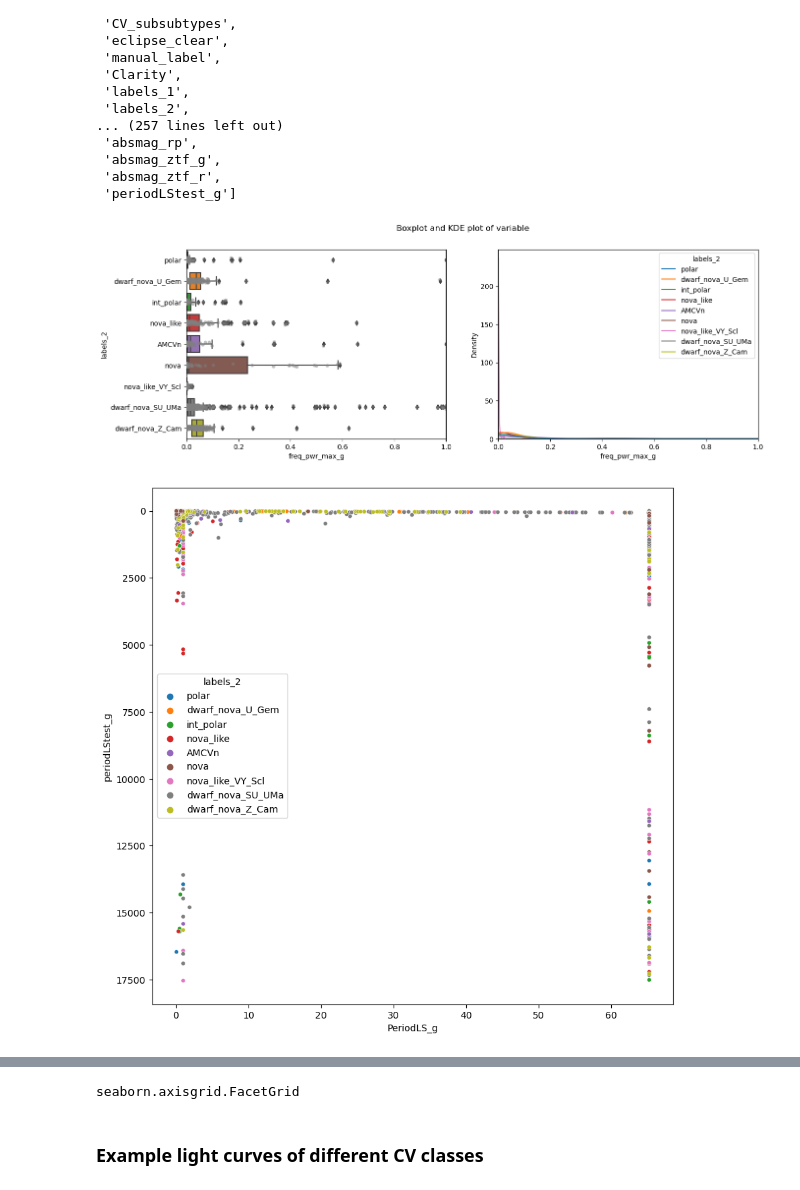
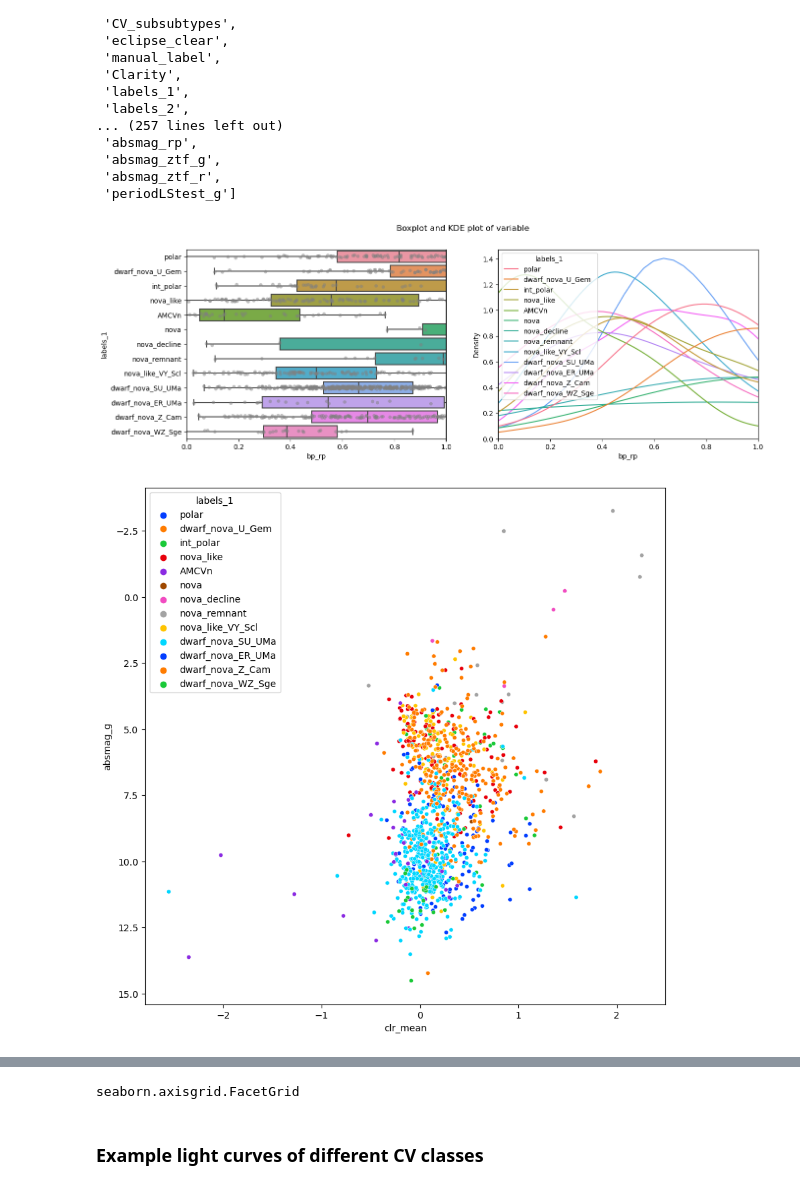
Before and after one commit to dharmesh1007/ZTF_code, a Jupyter notebook: source/99_test_plots.ipynb, the cells around one changed output, grey strips where cells are left out. Saved outputs shown, nothing was run; the diff lists cells and outputs as text; code cells hidden in the pictures.

```diff
--- a/source/99_test_plots.ipynb
+++ b/source/99_test_plots.ipynb
@@ -10,7 +10,7 @@ warnings.filterwarnings('ignore')
 # %% [markdown]
 ### Generate dataset
 # %%
-label_scheme = 'labels_2'
+label_scheme = 'labels_1'
 
 pd.options.display.max_columns = None
 
@@ -67,9 +71,9 @@ dataset.columns.tolist()
 import seaborn as sns
 from matplotlib import pyplot as plt
 dataframe = dataset
-name = 'freq_pwr_max_g'
+name = 'bp_rp'
 limits = (0,1)
-labels = 'labels_2'
+labels = 'labels_1'
 plt.rcdefaults()
 
 
@@ -86,7 +90,7 @@ plt.show()
 
 # dataframe[name].hist(bins=75, grid=False,figsize=(5,3))
 fig2 = plt.figure(figsize=(10,10))
-sns.scatterplot(data=dataframe, x='PeriodLS_g', y='periodLStest_g', hue=labels, alpha=1,s=20)
+sns.scatterplot(data=dataframe, x='clr_mean', y='absmag_g', hue=labels, alpha=1,s=20, palette='bright')
 #invert y axis
 plt.gca().invert_yaxis()
 plt.savefig(f'../figures/cmd_gminusr.pdf', bbox_inches='tight', format='pdf')
@@ -96,8 +100,8 @@ plt.show()
 # are plotted in grey. The figure is saved to a pdf file.
 dataframe_ovr = dataset[['clr_mean','bp_rp','absmag_g', 'absmag_ztf_g', 'absmag_ztf_r', 'absmag_bp', 'absmag_rp', label_scheme]]
 for cvclass in np.unique(dataframe_ovr[label_scheme]).tolist():
-    dataframe_ovr.loc[(dataframe_ovr.labels_2.isin([cvclass])), cvclass] = cvclass
-    dataframe_ovr.loc[(dataframe_ovr.labels_2.isin([cvclass]) == False), cvclass] = 'Other'
+    dataframe_ovr.loc[(dataframe_ovr.labels_1.isin([cvclass])), cvclass] = cvclass
+    dataframe_ovr.loc[(dataframe_ovr.labels_1.isin([cvclass]) == False), cvclass] = 'Other'
 
 
 
@@ -139,32 +143,32 @@ plt.setp(ax[1,2].get_legend().get_texts(), fontsize=f2) # for legend text
 sns.scatterplot(ax=ax[2,0],data=dataframe_ovr, x=x, y=y, hue='polar', hue_order=('Other','polar'),alpha=1,s=20,legend='brief')
 sns.scatterplot(ax=ax[2,0],data=dataframe_ovr[dataframe_ovr['polar']=='polar'], x=x, y=y,alpha=1,s=20,legend='brief')
 ax[2,0].invert_yaxis()
 ax[2,0].set(xlabel=None)
 ax[2,0].set(ylabel=None)
 plt.setp(ax[2,0].get_legend().get_texts(), fontsize=f2) # for legend text
 sns.scatterplot(ax=ax[2,1],data=dataframe_ovr, x=x, y=y, hue='int_polar', alpha=1,s=20,legend='brief')
 sns.scatterplot(ax=ax[2,1],data=dataframe_ovr[dataframe_ovr['int_polar']=='int_polar'], x=x, y=y, alpha=1,s=20,legend='brief')
 ax[2,1].invert_yaxis()
 ax[2,1].set(xlabel=None)
 plt.setp(ax[2,1].get_legend().get_texts(), fontsize=f2) # for legend text
 sns.scatterplot(ax=ax[2,2],data=dataframe_ovr, x=x, y=y, hue='nova', alpha=1,s=20,legend='brief')
 sns.scatterplot(ax=ax[2,2],data=dataframe_ovr[dataframe_ovr['nova']=='nova'], x=x, y=y, alpha=1,s=20,legend='brief')
 ax[2,2].invert_yaxis()
 ax[2,2].set(xlabel=None)
 
 ax[2,0].xaxis.set_tick_params(labelsize=f3)
 ax[2,1].xaxis.set_tick_params(labelsize=f3)
 ax[2,2].xaxis.set_tick_params(labelsize=f3)
 ax[0,0].yaxis.set_tick_params(labelsize=f3)
 ax[1,0].yaxis.set_tick_params(labelsize=f3)
 ax[2,0].yaxis.set_tick_params(labelsize=f3)
 
 plt.setp(ax[2,2].get_legend().get_texts(), fontsize=f2) # for legend text
 plt.savefig(f'../figures/cmd_Gvsgminusr.pdf', bbox_inches='tight', format='pdf')
 
 plt.show()
 
 sns.FacetGrid
 # %% [output]
-[figure, old version]
+[figure, new version]
-[figure, old version]
+[figure, new version]
```
Also changed, not shown: parts of 7 cells of this notebook, 49 other files.
